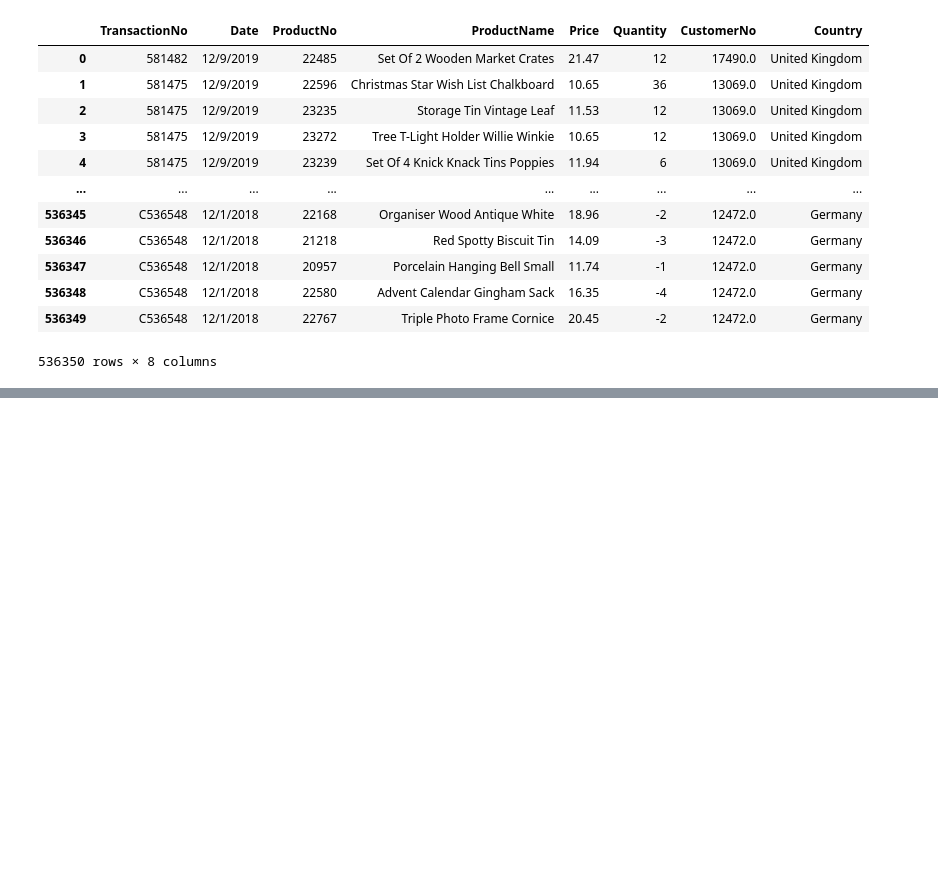
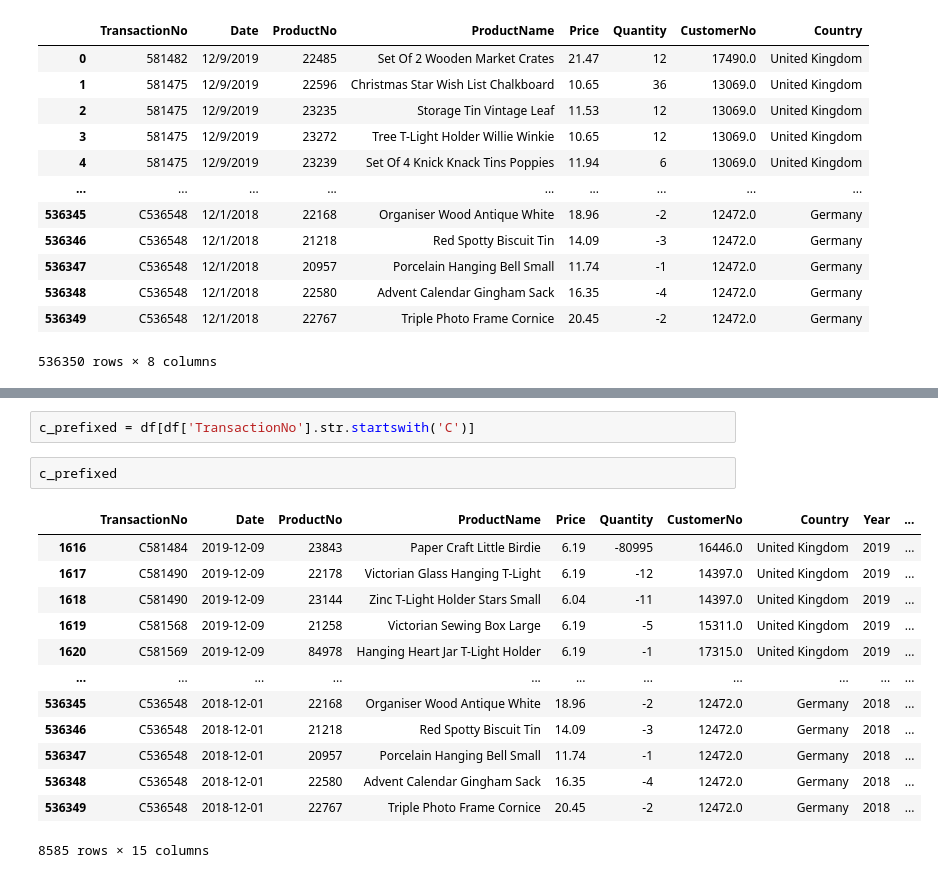
Before and after one commit to puneetprashar2003/Black_Friday_Data_Analysis, a Jupyter notebook: eda.ipynb, the cells around one changed output, grey strips where cells are left out. Saved outputs shown, nothing was run; the diff lists cells and outputs as text; blank space fills up the shorter version.

```diff
--- a/eda.ipynb
+++ b/eda.ipynb
@@ -26,0 +208,18 @@ df.shape
+# %%
+c_prefixed = df[df['TransactionNo'].str.startswith('C')]
+# %%
+c_prefixed
+# %% [output]
+|  | TransactionNo | Date | ProductNo | ProductName | Price | Quantity | CustomerNo | Country | Year | ... |
+| 1616 | C581484 | 2019-12-09 | 23843 | Paper Craft Little Birdie | 6.19 | -80995 | 16446.0 | United Kingdom | 2019 | ... |
+| 1617 | C581490 | 2019-12-09 | 22178 | Victorian Glass Hanging T-Light | 6.19 | -12 | 14397.0 | United Kingdom | 2019 | ... |
+| 1618 | C581490 | 2019-12-09 | 23144 | Zinc T-Light Holder Stars Small | 6.04 | -11 | 14397.0 | United Kingdom | 2019 | ... |
+| 1619 | C581568 | 2019-12-09 | 21258 | Victorian Sewing Box Large | 6.19 | -5 | 15311.0 | United Kingdom | 2019 | ... |
+| 1620 | C581569 | 2019-12-09 | 84978 | Hanging Heart Jar T-Light Holder | 6.19 | -1 | 17315.0 | United Kingdom | 2019 | ... |
+| ... | ... | ... | ... | ... | ... | ... | ... | ... | ... | ... |
+| 536345 | C536548 | 2018-12-01 | 22168 | Organiser Wood Antique White | 18.96 | -2 | 12472.0 | Germany | 2018 | ... |
+| 536346 | C536548 | 2018-12-01 | 21218 | Red Spotty Biscuit Tin | 14.09 | -3 | 12472.0 | Germany | 2018 | ... |
+| 536347 | C536548 | 2018-12-01 | 20957 | Porcelain Hanging Bell Small | 11.74 | -1 | 12472.0 | Germany | 2018 | ... |
+| 536348 | C536548 | 2018-12-01 | 22580 | Advent Calendar Gingham Sack | 16.35 | -4 | 12472.0 | Germany | 2018 | ... |
+| 536349 | C536548 | 2018-12-01 | 22767 | Triple Photo Frame Cornice | 20.45 | -2 | 12472.0 | Germany | 2018 | ... |
+8585 rows × 15 columns
```
Also changed, not shown: parts of 46 cells of this notebook, 5 other files.
